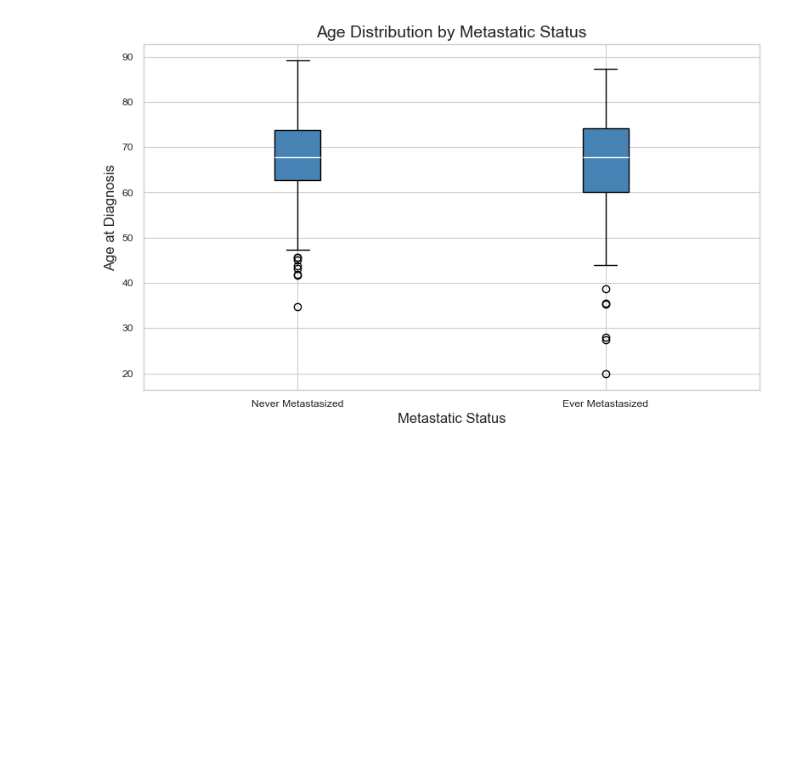
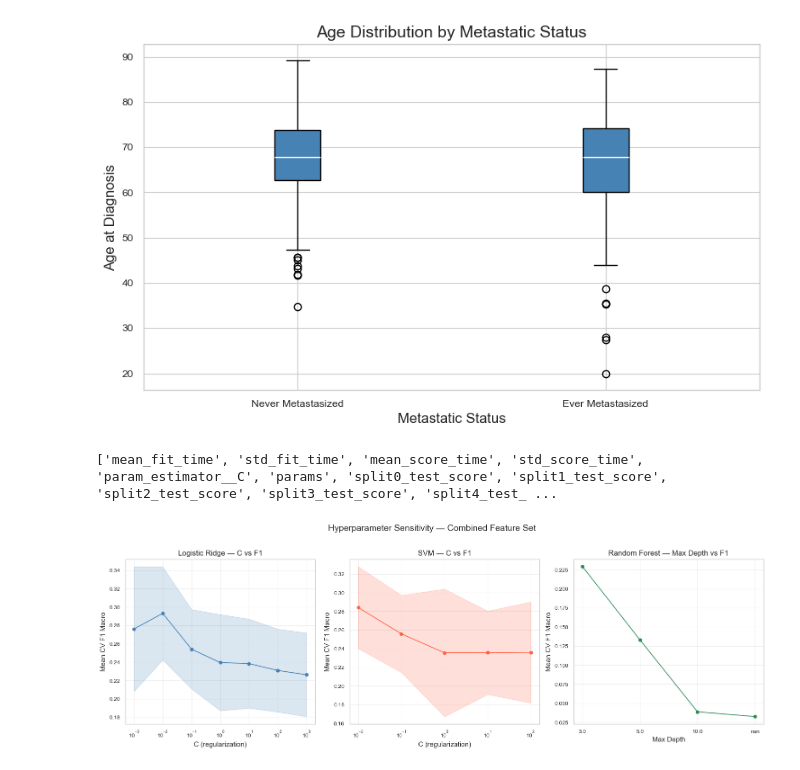
Before and after one commit to dlee922/cs6140-final-project-jc-dl, a Jupyter notebook: utils/plot.ipynb, the cells around one changed output. Cells and saved outputs as stored; diff of their text form; code cells hidden in the pictures; blank space fills up the shorter version.

```diff
--- a/utils/plot.ipynb
+++ b/utils/plot.ipynb
@@ -168,3 +177,69 @@ plt.tight_layout()
 plt.show()
 # %% [output]
 [figure]
+# %%
+import joblib
+import pandas as pd
+
+# load
+clf_logistic = joblib.load('../models/fitted_models/gridsearch_logistic_ridge.pkl')
+clf_rf = joblib.load('../models/fitted_models/gridsearch_random_forest.pkl')
+clf_svm = joblib.load('../models/fitted_models/gridsearch_SVM.pkl')
+
+# extract cv results
+lr_cv = pd.DataFrame(clf_logistic.cv_results_)
+rf_cv = pd.DataFrame(clf_rf.cv_results_)
+svm_cv = pd.DataFrame(clf_svm.cv_results_)
+# %%
+print(lr_cv.columns.tolist())
+# %% [output]
+['mean_fit_time', 'std_fit_time', 'mean_score_time', 'std_score_time', 'param_estimator__C', 'params', 'split0_test_score', 'split1_test_score', 'split2_test_score', 'split3_test_score', 'split4_test_ ...
+# %%
+import matplotlib.pyplot as plt
+import numpy as np
+
+fig, axes = plt.subplots(1, 3, figsize=(15, 5))
+
+# Logistic Ridge - C vs F1
+ax = axes[0]
+ax.plot(lr_cv['param_estimator__C'], lr_cv['mean_test_score'], 'o-', color='steelblue')
+ax.fill_between(lr_cv['param_estimator__C'],
+                lr_cv['mean_test_score'] - lr_cv['std_test_score'],
+                lr_cv['mean_test_score'] + lr_cv['std_test_score'],
+                alpha=0.2, color='steelblue')
+ax.set_xscale('log')
+ax.set_xlabel('C (regularization)', fontsize=11)
+ax.set_ylabel('Mean CV F1 Macro', fontsize=11)
+ax.set_title('Logistic Ridge — C vs F1', fontsize=12)
+ax.grid(alpha=0.3)
+
+# SVM - C vs F1
+ax = axes[1]
+ax.plot(svm_cv['param_estimator__C'], svm_cv['mean_test_score'], 'o-', color='tomato')
+ax.fill_between(svm_cv['param_estimator__C'],
+                svm_cv['mean_test_score'] - svm_cv['std_test_score'],
+                svm_cv['mean_test_score'] + svm_cv['std_test_score'],
+                alpha=0.2, color='tomato')
+ax.set_xscale('log')
+ax.set_xlabel('C (regularization)', fontsize=11)
+ax.set_ylabel('Mean CV F1 Macro', fontsize=11)
+ax.set_title('SVM — C vs F1', fontsize=12)
+ax.grid(alpha=0.3)
+
+# Random Forest - max_depth vs F1
+rf_grouped = rf_cv.groupby('param_estimator__max_depth', dropna=False)['mean_test_score'].mean()
+ax = axes[2]
+ax.plot(range(len(rf_grouped)), rf_grouped.values, 'o-', color='seagreen')
+ax.set_xticks(range(len(rf_grouped)))
+ax.set_xticklabels([str(v) for v in rf_grouped.index])
+ax.set_xlabel('Max Depth', fontsize=11)
+ax.set_ylabel('Mean CV F1 Macro', fontsize=11)
+ax.set_title('Random Forest — Max Depth vs F1', fontsize=12)
+ax.grid(alpha=0.3)
+
+plt.suptitle('Hyperparameter Sensitivity — Combined Feature Set', fontsize=14, y=1.02)
+plt.tight_layout()
+plt.savefig('../results/figures/hyperparameter_sensitivity.png', dpi=300, bbox_inches='tight')
+plt.show()
+# %% [output]
+[figure, added]
```
Also changed, not shown: parts of 5 cells of this notebook, 44 other files.
